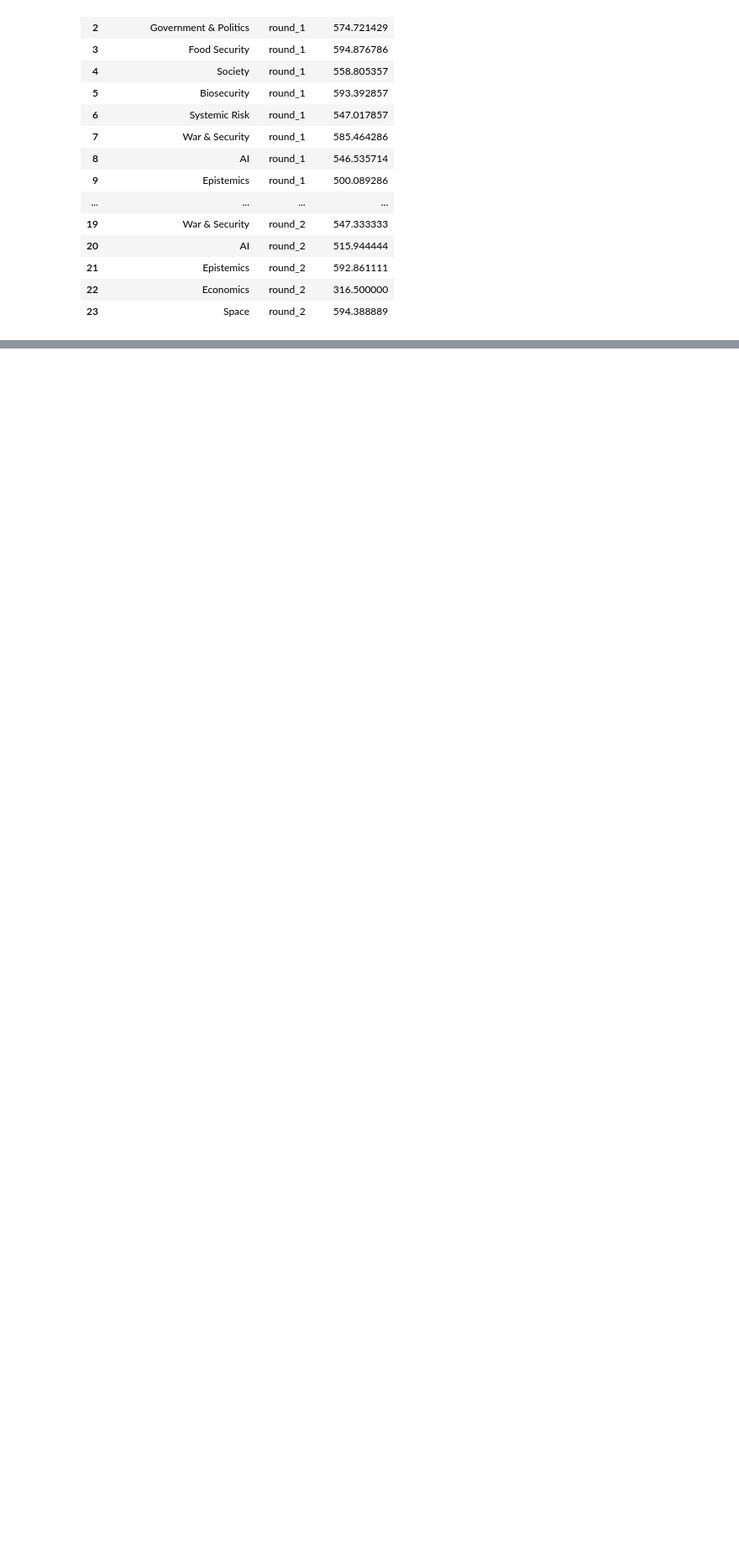
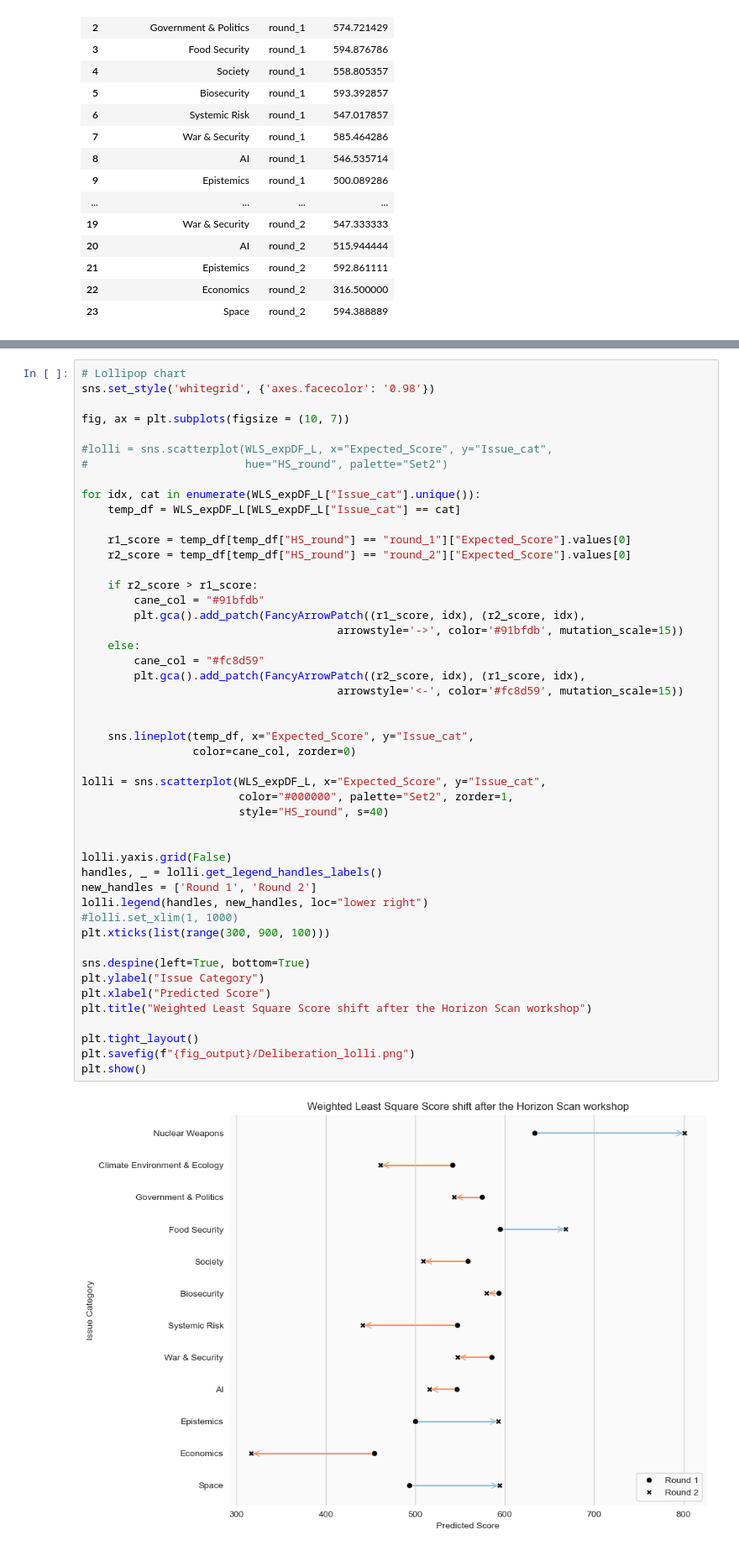
Before and after one commit to chrischank/GCR-Horizon-Scan, a Jupyter notebook: notebooks/HS_analysis.ipynb, the cells around one changed output, grey strips where cells are left out. Shown at 84% size. Saved outputs shown, nothing was run; the diff lists cells and outputs as text; blank space fills up the shorter version.

```diff
--- a/notebooks/HS_analysis.ipynb
+++ b/notebooks/HS_analysis.ipynb
@@ -239,0 +263,50 @@ plt.show()
+# %%
+# Lollipop chart
+sns.set_style('whitegrid', {'axes.facecolor': '0.98'})
+
+fig, ax = plt.subplots(figsize = (10, 7))
+
+#lolli = sns.scatterplot(WLS_expDF_L, x="Expected_Score", y="Issue_cat",
+#                        hue="HS_round", palette="Set2")
+
+for idx, cat in enumerate(WLS_expDF_L["Issue_cat"].unique()):
+    temp_df = WLS_expDF_L[WLS_expDF_L["Issue_cat"] == cat]
+
+    r1_score = temp_df[temp_df["HS_round"] == "round_1"]["Expected_Score"].values[0]
+    r2_score = temp_df[temp_df["HS_round"] == "round_2"]["Expected_Score"].values[0]
+
+    if r2_score > r1_score:
+        cane_col = "#91bfdb"
+        plt.gca().add_patch(FancyArrowPatch((r1_score, idx), (r2_score, idx),
+                                       arrowstyle='->', color='#91bfdb', mutation_scale=15))
+    else:
+        cane_col = "#fc8d59"
+        plt.gca().add_patch(FancyArrowPatch((r2_score, idx), (r1_score, idx),
+                                       arrowstyle='<-', color='#fc8d59', mutation_scale=15))
+
+
+    sns.lineplot(temp_df, x="Expected_Score", y="Issue_cat",
+                 color=cane_col, zorder=0)
+
+lolli = sns.scatterplot(WLS_expDF_L, x="Expected_Score", y="Issue_cat",
+                        color="#000000", palette="Set2", zorder=1,
+                        style="HS_round", s=40)
+
+
+lolli.yaxis.grid(False)
+handles, _ = lolli.get_legend_handles_labels()
+new_handles = ['Round 1', 'Round 2']
+lolli.legend(handles, new_handles, loc="lower right")
+#lolli.set_xlim(1, 1000)
+plt.xticks(list(range(300, 900, 100)))
+
+sns.despine(left=True, bottom=True)
+plt.ylabel("Issue Category")
+plt.xlabel("Predicted Score")
+plt.title("Weighted Least Square Score shift after the Horizon Scan workshop")
+
+plt.tight_layout()
+plt.savefig(f"{fig_output}/Deliberation_lolli.png")
+plt.show()
+# %% [output]
+[figure, added]
```
Also changed, not shown: parts of 4 cells of this notebook, 3 other files.
